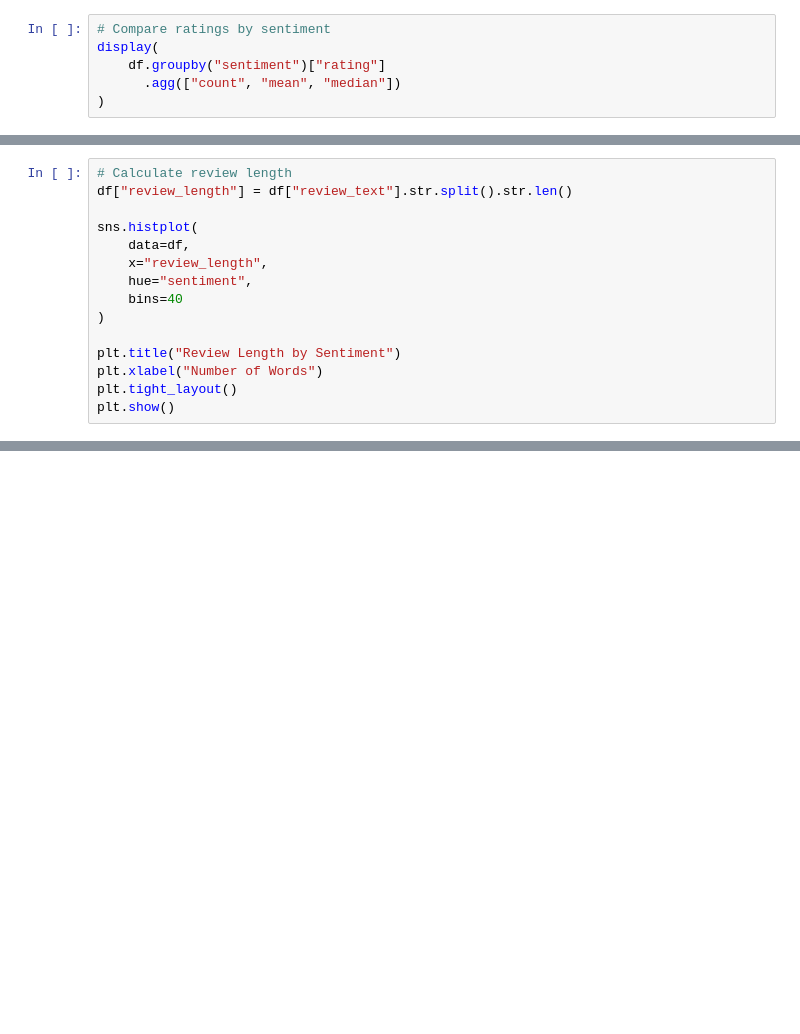
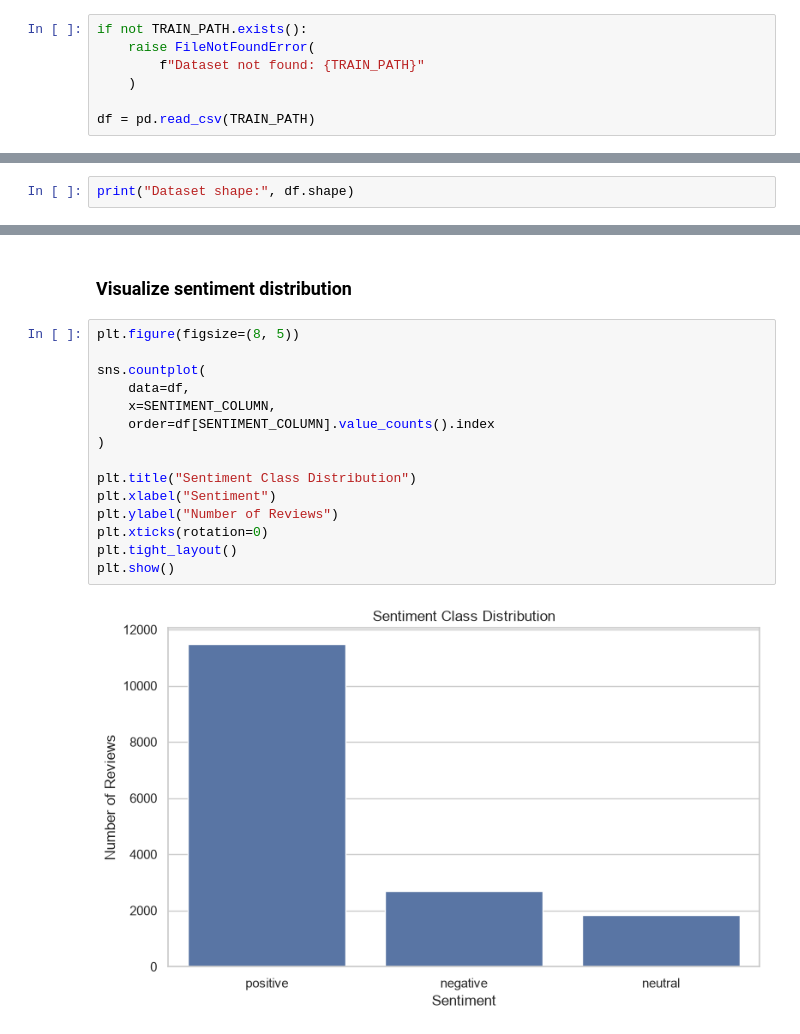
Before and after one commit to HimashMadushanka/Mobile-Review-Sentiment-Analysis, a Jupyter notebook: notebooks/03_Exploratory_Data_Analysis.ipynb, the cells around one changed output, grey strips where cells are left out. Saved outputs shown, nothing was run; the diff lists cells and outputs as text; blank space fills up the shorter version.

Commit message:
add Eda and clean dataset change

```diff
--- a/notebooks/03_Exploratory_Data_Analysis.ipynb
+++ b/notebooks/03_Exploratory_Data_Analysis.ipynb
@@ -19,6 +27,7 @@ Name: count, dtype: int64
 # %%
-# Compare ratings by sentiment
-display(
-    df.groupby("sentiment")["rating"]
-      .agg(["count", "mean", "median"])
-)
+if not TRAIN_PATH.exists():
+    raise FileNotFoundError(
+        f"Dataset not found: {TRAIN_PATH}"
+    )
+
+df = pd.read_csv(TRAIN_PATH)
@@ -31,16 +45,3 @@ display(
 # %%
-# Calculate review length
-df["review_length"] = df["review_text"].str.split().str.len()
-
-sns.histplot(
-    data=df,
-    x="review_length",
-    hue="sentiment",
-    bins=40
-)
-
-plt.title("Review Length by Sentiment")
-plt.xlabel("Number of Words")
-plt.tight_layout()
-plt.show()
+print("Dataset shape:", df.shape)
 # %% [output]
@@ -47,0 +99,19 @@ plt.show()
+# %% [markdown]
+### Visualize sentiment distribution
+# %%
+plt.figure(figsize=(8, 5))
+
+sns.countplot(
+    data=df,
+    x=SENTIMENT_COLUMN,
+    order=df[SENTIMENT_COLUMN].value_counts().index
+)
+
+plt.title("Sentiment Class Distribution")
+plt.xlabel("Sentiment")
+plt.ylabel("Number of Reviews")
+plt.xticks(rotation=0)
+plt.tight_layout()
+plt.show()
+# %% [output]
+[figure, added]
```
Also changed, not shown: parts of 14 cells of this notebook, 1 other file.
